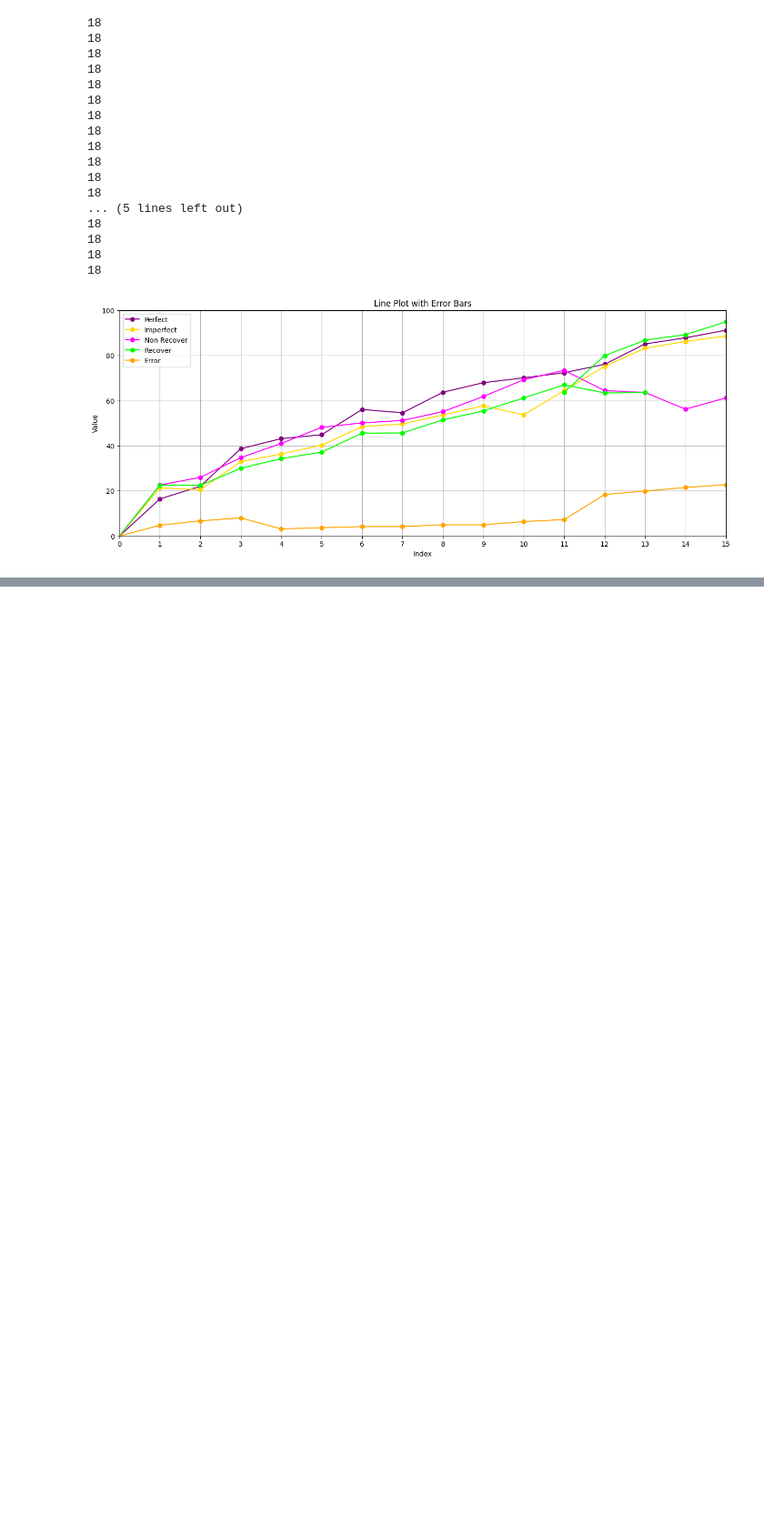
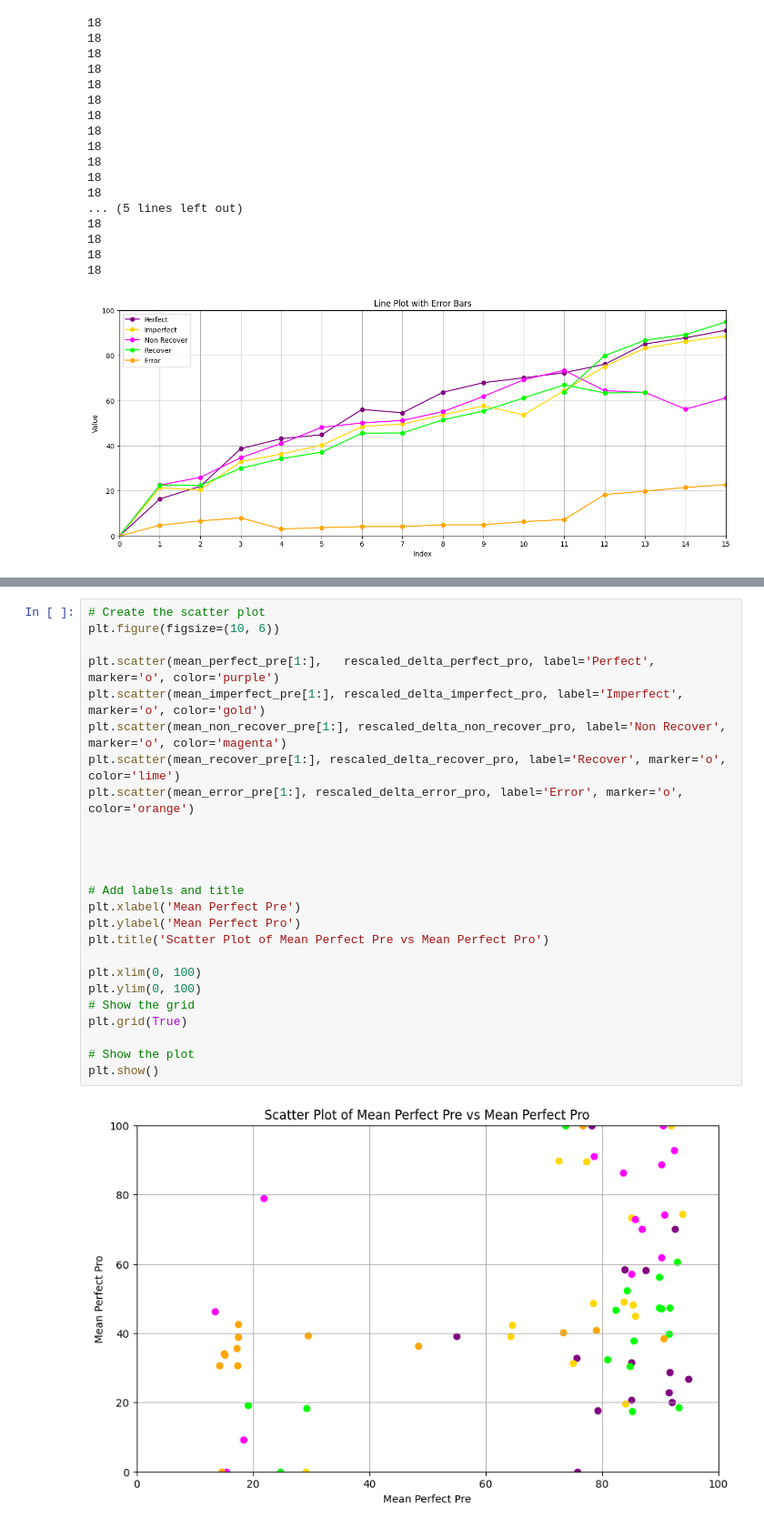
Before and after one commit to HangYu8123/Online_study_website, a Jupyter notebook: Phase_2/data/data_ana_phase2.ipynb, the cells around one changed output, grey strips where cells are left out. Shown: that part at 91% size. Drawn from its saved outputs; the diff is of its cells as text; blank space fills up the shorter version.

```diff
--- a/Phase_2/data/data_ana_phase2.ipynb
+++ b/Phase_2/data/data_ana_phase2.ipynb
@@ -276,0 +350,27 @@ plt.show()
+# %%
+# Create the scatter plot
+plt.figure(figsize=(10, 6))
+
+plt.scatter(mean_perfect_pre[1:],   rescaled_delta_perfect_pro, label='Perfect', marker='o', color='purple')
+plt.scatter(mean_imperfect_pre[1:], rescaled_delta_imperfect_pro, label='Imperfect', marker='o', color='gold')
+plt.scatter(mean_non_recover_pre[1:], rescaled_delta_non_recover_pro, label='Non Recover', marker='o', color='magenta')
+plt.scatter(mean_recover_pre[1:], rescaled_delta_recover_pro, label='Recover', marker='o', color='lime')
+plt.scatter(mean_error_pre[1:], rescaled_delta_error_pro, label='Error', marker='o', color='orange')
+
+
+
+
+# Add labels and title
+plt.xlabel('Mean Perfect Pre')
+plt.ylabel('Mean Perfect Pro')
+plt.title('Scatter Plot of Mean Perfect Pre vs Mean Perfect Pro')
+
+plt.xlim(0, 100)
+plt.ylim(0, 100)
+# Show the grid
+plt.grid(True)
+
+# Show the plot
+plt.show()
+# %% [output]
+[figure, added]
```
Also changed, not shown: parts of 6 cells of this notebook, 5 other files.
